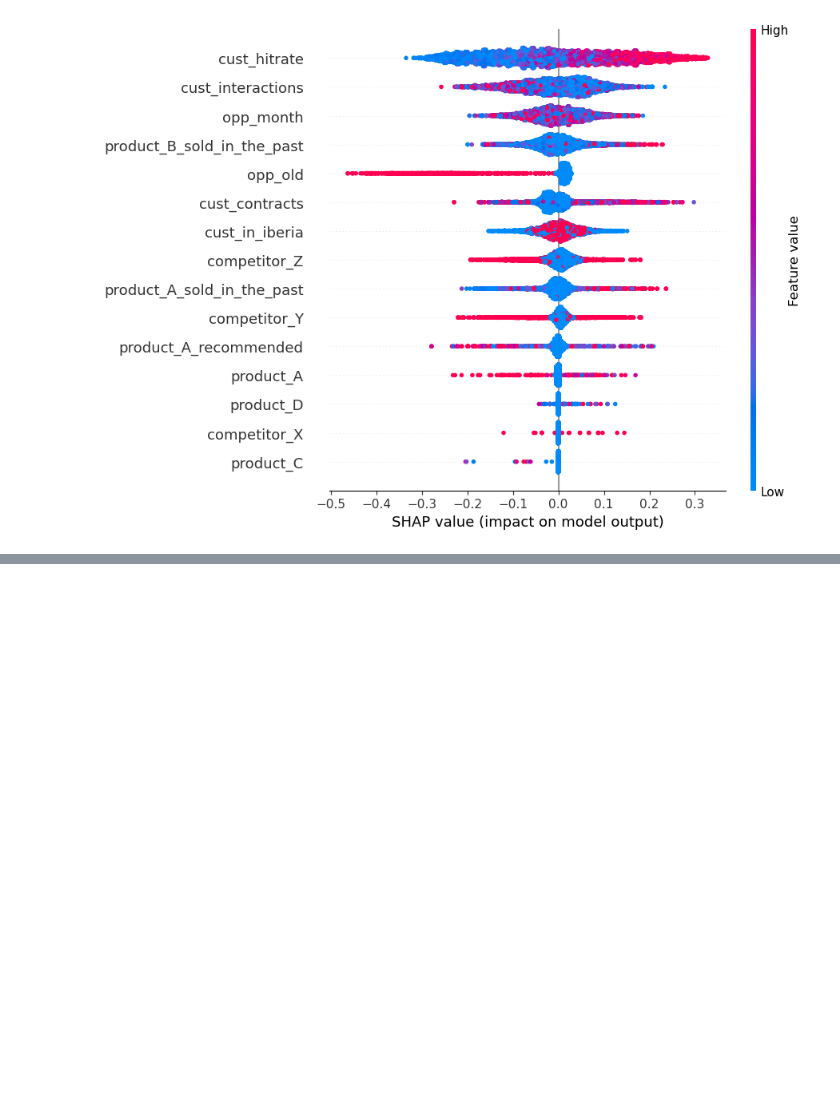
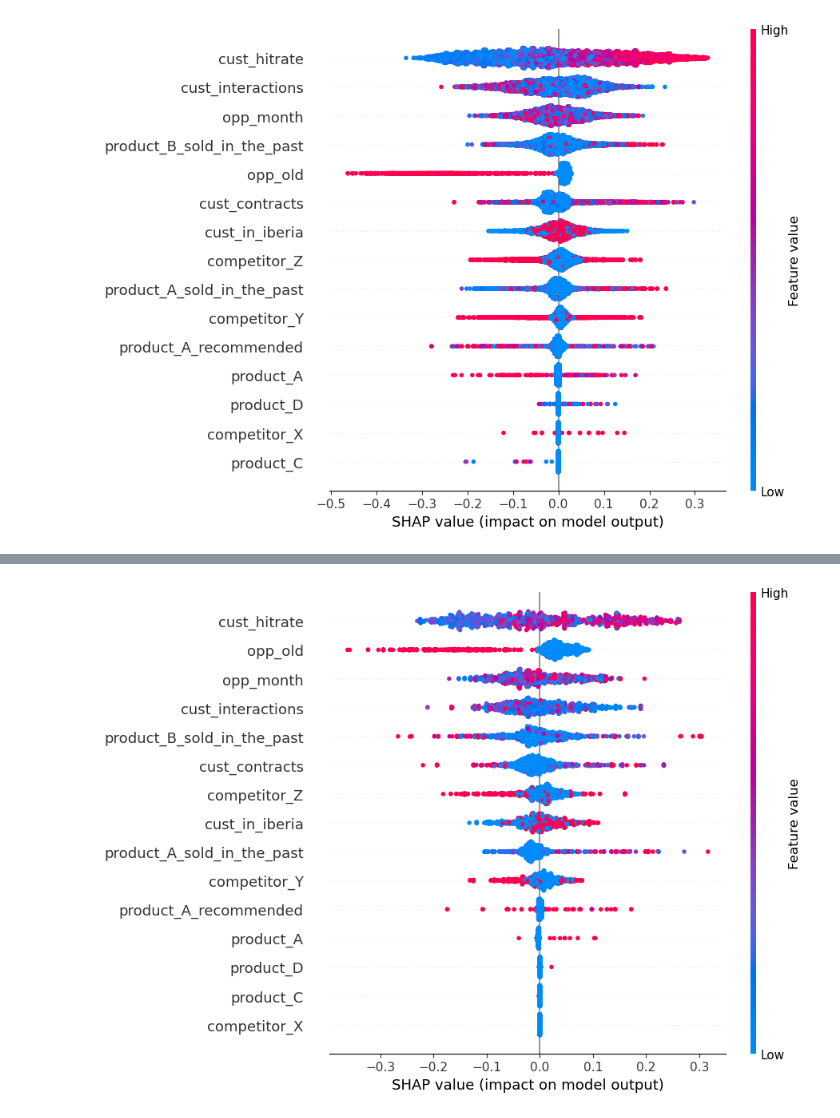
Before and after one commit to SebastianLunaValoroso/Datathon-Schneider-Electric, a Jupyter notebook: proves.ipynb, the cells around one changed output, grey strips where cells are left out. Saved outputs shown, nothing was run; the diff lists cells and outputs as text; code cells hidden in the pictures; blank space fills up the shorter version.

```diff
--- a/proves.ipynb
+++ b/proves.ipynb
@@ -33,0 +47,13 @@ shap.plots.beeswarm(shap_values_old[:,:,1], max_display=16)
+# %%
+Inter = pd.read_csv("dataset.csv", usecols=range(1,17))
+Inter = Inter[Inter["cust_interactions"] > Inter["cust_interactions"].quantile(0.9)]
+X_inter = Inter.drop("target_variable", axis=1)
+y_inter = Inter["target_variable"]
+X_inter_Train, X_inter_Test, y_inter_train, y_inter_test = train_test_split(X_inter, y_inter, test_size = 0.3, random_state = 1)
+Rf_inter = RandomForestClassifier(n_estimators=10)
+Rf_inter.fit(X_inter_Train,y_inter_train)
+explainer_inter = shap.TreeExplainer(Rf_inter, X_inter_Train)
+shap_values_inter = explainer_inter(X_inter_Test, check_additivity=False)
+shap.plots.beeswarm(shap_values_inter[:,:,1], max_display=16)
+# %% [output]
+[figure, added]
```
Also changed, not shown: parts of 2 cells of this notebook.
